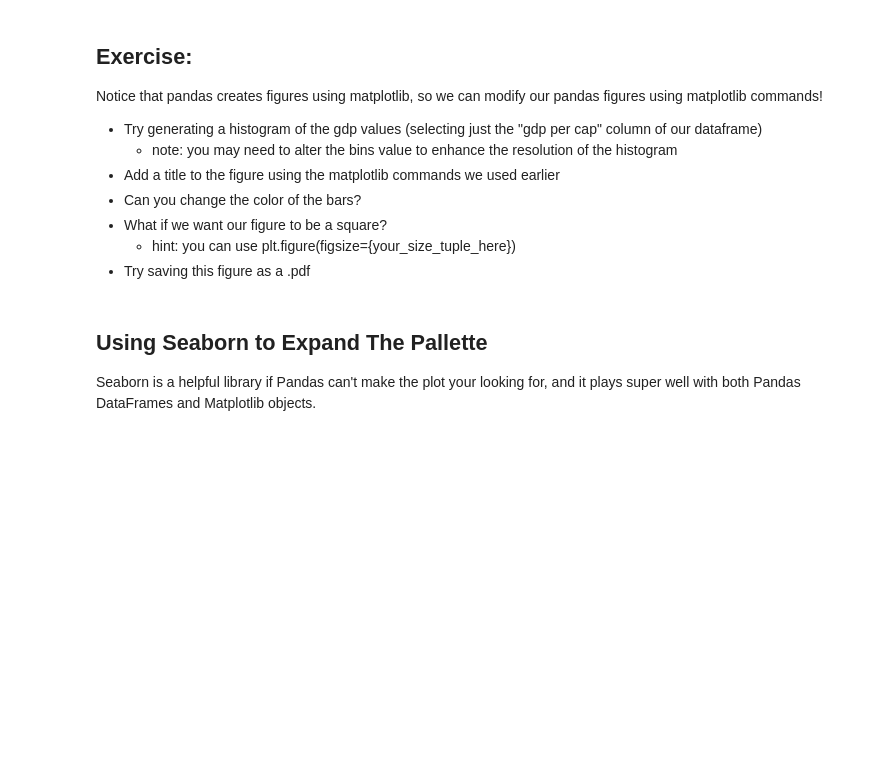
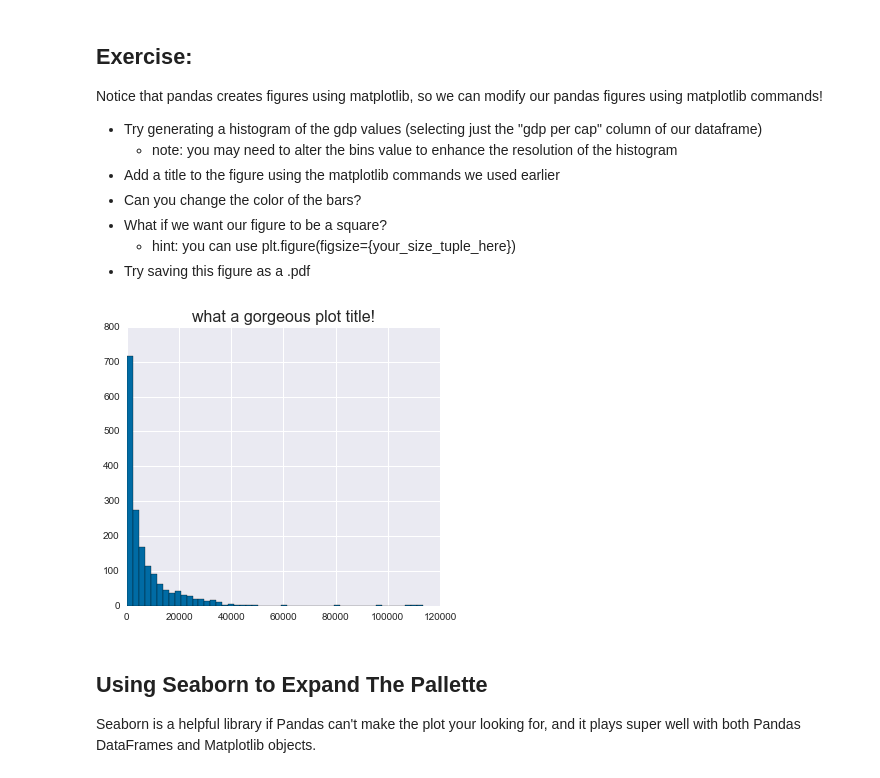
Before and after one commit to marskar/biof309_fall2018, a Jupyter notebook: 2019-11-15/Matplotlib-Data-Visualization_Complete_181115.ipynb, the cells around one changed output. Saved outputs shown, nothing was run; the diff lists cells and outputs as text; code cells hidden in the pictures; blank space fills up the shorter version.

```diff
--- a/2019-11-15/Matplotlib-Data-Visualization_Complete_181115.ipynb
+++ b/2019-11-15/Matplotlib-Data-Visualization_Complete_181115.ipynb
@@ -243,9 +347,12 @@ Notice that pandas creates figures using matplotlib, so we can modify our pandas
 - Try saving this figure as a .pdf
 # %%
 # solution
-plt.figure(figsize=(10,10)) # note: figure size argument must come before the figure is generated
+plt.figure(figsize=(5,5)) # note: figure size argument must come before the figure is generated
+df['gdp per cap'].hist(bins=50)
 plt.title('what a gorgeous plot title!')
 plt.savefig('my_hist.pdf')
+# %% [output]
+[figure, added]
 # %% [markdown]
 ## Using Seaborn to Expand The Pallette
 Seaborn is a helpful library if Pandas can't make the plot your looking for, and it plays super well with both Pandas DataFrames and Matplotlib objects.
```
Also changed, not shown: parts of 44 cells of this notebook, 18 other files.
